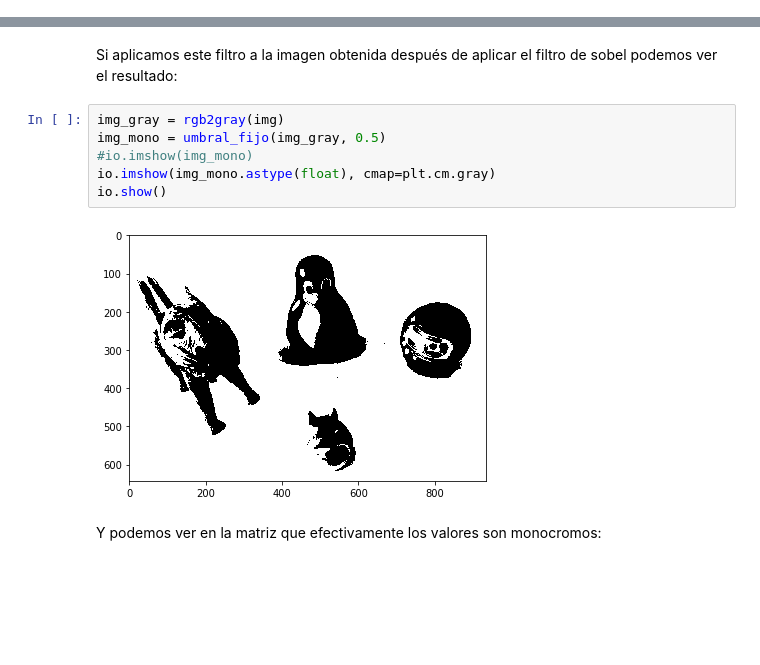
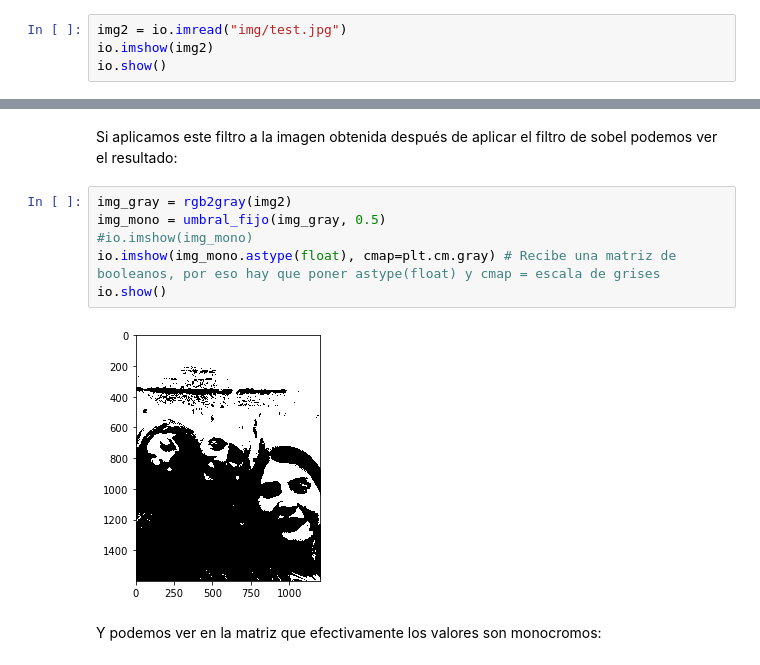
Before and after one commit to psagrera/Data-Science-Advanced, a Jupyter notebook: Computer_vision/Session3/S3_CV_worksheet.ipynb, the cells around one changed output, grey strips where cells are left out. Saved outputs shown, nothing was run; the diff lists cells and outputs as text; blank space fills up the shorter version.

```diff
--- a/Computer_vision/Session3/S3_CV_worksheet.ipynb
+++ b/Computer_vision/Session3/S3_CV_worksheet.ipynb
@@ -37,3 +39,7 @@ io.imshow(img)
 io.show()
 # %% [output]
 [figure]
+# %%
+img2 = io.imread("img/test.jpg")
+io.imshow(img2)
+io.show()
@@ -63,13 +71,13 @@ def umbral_fijo(img, umbral):
 # %% [markdown]
 Si aplicamos este filtro a la imagen obtenida después de aplicar el filtro de sobel podemos ver el resultado:
 # %%
-img_gray = rgb2gray(img)
+img_gray = rgb2gray(img2)
 img_mono = umbral_fijo(img_gray, 0.5)
 #io.imshow(img_mono)
-io.imshow(img_mono.astype(float), cmap=plt.cm.gray)
+io.imshow(img_mono.astype(float), cmap=plt.cm.gray) # Recibe una matriz de booleanos, por eso hay que poner astype(float) y cmap = escala de grises
 io.show()
 # %% [output]
-[figure, old version]
+[figure, new version]
 # %% [markdown]
 Y podemos ver en la matriz que efectivamente los valores son monocromos:
 # %%
```
Also changed, not shown: parts of 15 cells of this notebook, 33 other files.
